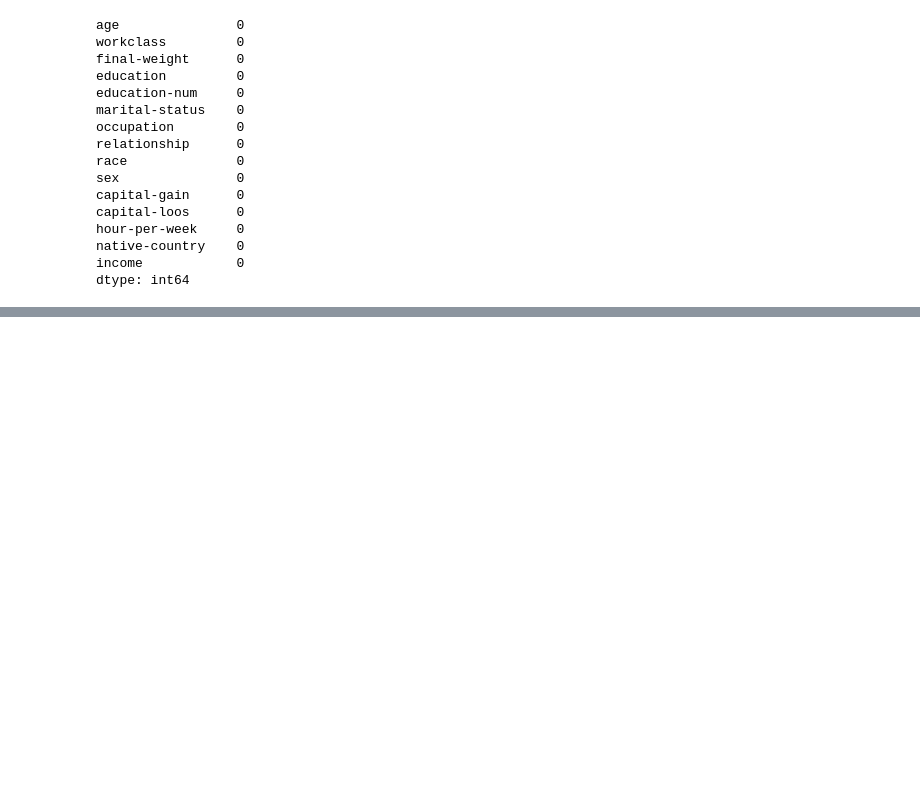
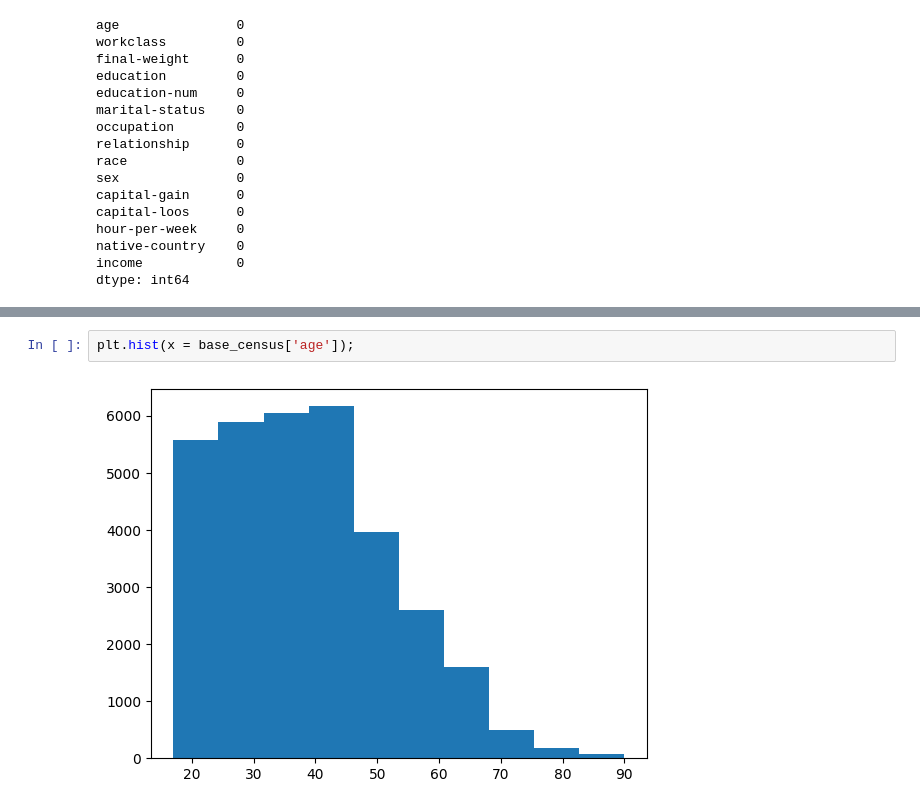
Before and after one commit to WallaceSantana79/Aula-POO-Java-, a Jupyter notebook: Untitled1.ipynb, the cells around one changed output, grey strips where cells are left out. Cells and saved outputs as stored; diff of their text form; blank space fills up the shorter version.

```diff
--- a/Untitled1.ipynb
+++ b/Untitled1.ipynb
@@ -396,0 +407,4 @@ dtype: int64
+# %%
+plt.hist(x = base_census['age']);
+# %% [output]
+[figure, added]
```
Also changed, not shown: parts of 9 cells of this notebook.
